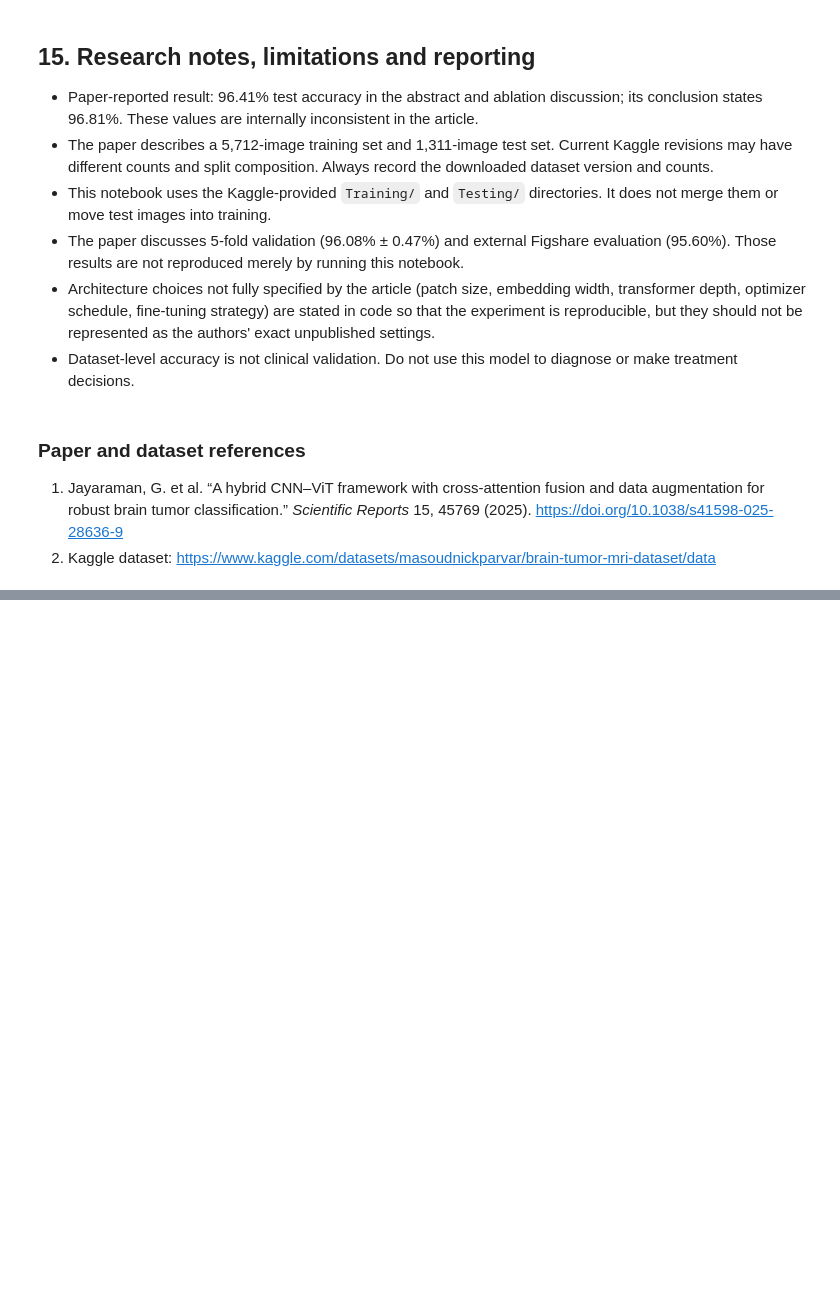
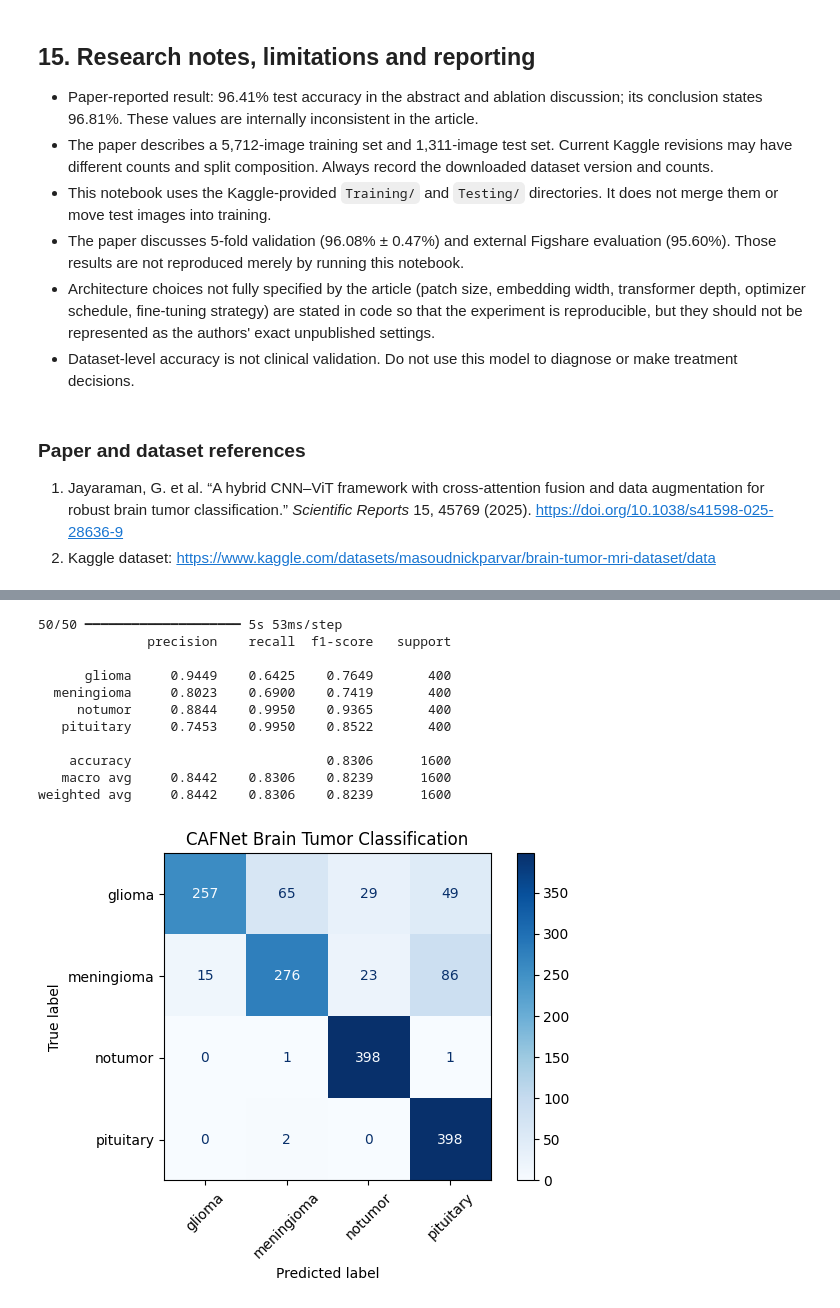
Before and after one commit to Chaki34/Research-paper, a Jupyter notebook: CAFNet_Brain_Tumor_Classification_Colab.ipynb, the cells around one changed output, grey strips where cells are left out. Drawn from its saved outputs; the diff is of its cells as text; code cells hidden in the pictures; blank space fills up the shorter version.

```diff
--- a/CAFNet_Brain_Tumor_Classification_Colab.ipynb
+++ b/CAFNet_Brain_Tumor_Classification_Colab.ipynb
@@ -547,0 +614,18 @@ meningioma         5.365973
+# %%
+caf_model = keras.models.load_model(
+    "CAFNet_brain_tumor.keras",
+    custom_objects={
+        "PatchEmbedding": PatchEmbedding,
+        "TransformerBlock": TransformerBlock,
+        "preprocess_input": preprocess_input
+    },
+    compile=False
+)
+
+caf_model.compile(
+    optimizer=keras.optimizers.Adam(learning_rate=1e-5),
+    loss="sparse_categorical_crossentropy",
+    metrics=["accuracy"]
+)
+
+print("CAFNet model loaded successfully!")
@@ -547,0 +643,49 @@ meningioma         5.365973
+# %%
+# classification report
+import numpy as np
+import matplotlib.pyplot as plt
+from sklearn.metrics import classification_report, confusion_matrix, ConfusionMatrixDisplay
+
+# Actual labels
+y_true = np.concatenate([
+    labels.numpy() for images, labels in test_ds
+])
+
+# Model predictions
+y_pred_probs = caf_model.predict(test_ds)
+y_pred = np.argmax(y_pred_probs, axis=1)
+
+# Classification report
+print(classification_report(
+    y_true,
+    y_pred,
+    target_names=class_names,
+    digits=4
+))
+
+# Confusion matrix
+cm = confusion_matrix(y_true, y_pred)
+
+disp = ConfusionMatrixDisplay(
+    confusion_matrix=cm,
+    display_labels=class_names
+)
+
+disp.plot(cmap="Blues", values_format="d")
+plt.title("CAFNet Brain Tumor Classification")
+plt.xticks(rotation=45)
+plt.tight_layout()
+plt.show()
+# %% [output]
+50/50 ━━━━━━━━━━━━━━━━━━━━ 5s 53ms/step
+              precision    recall  f1-score   support
+
+      glioma     0.9449    0.6425    0.7649       400
+  meningioma     0.8023    0.6900    0.7419       400
+     notumor     0.8844    0.9950    0.9365       400
+   pituitary     0.7453    0.9950    0.8522       400
+
+    accuracy                         0.8306      1600
+   macro avg     0.8442    0.8306    0.8239      1600
+weighted avg     0.8442    0.8306    0.8239      1600
+[figure, added]
```
Also changed, not shown: parts of 13 cells of this notebook.
